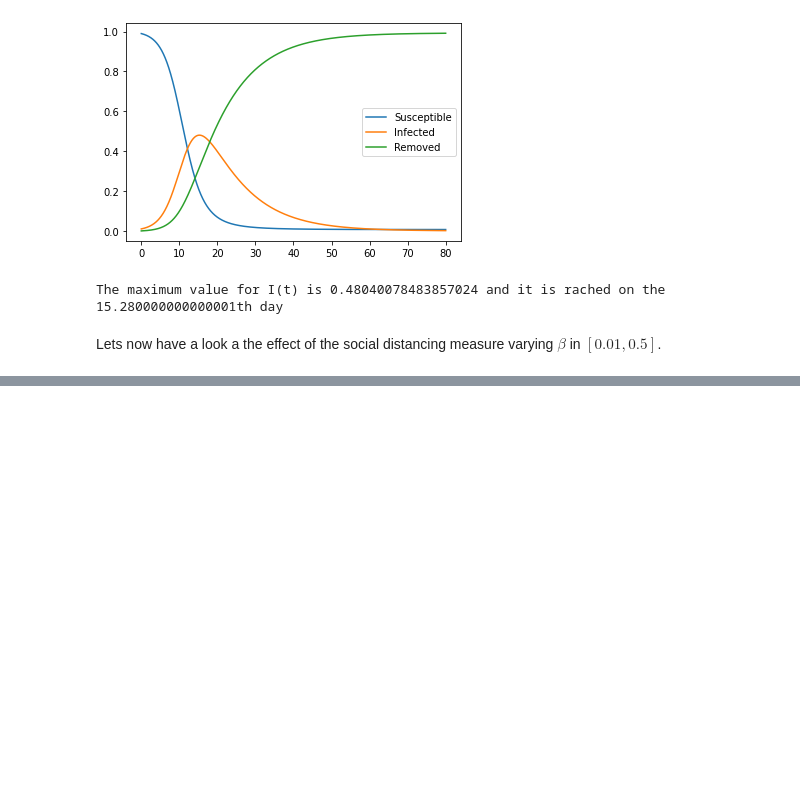
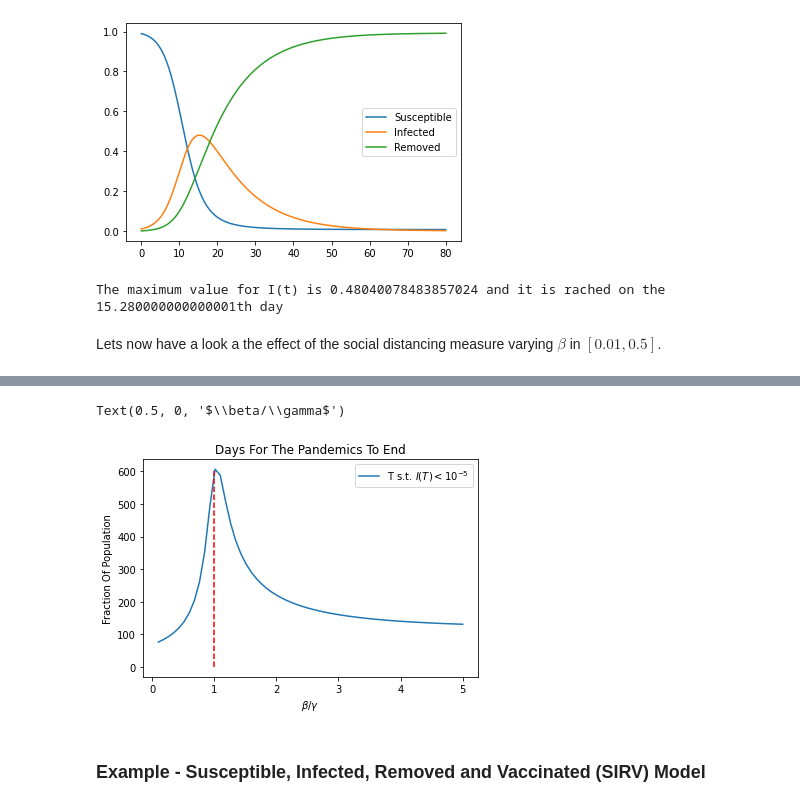
Before and after one commit to UZerbinati/Suite, a Jupyter notebook: Docs/ODE/NonLinearODE.ipynb, the cells around one changed output, grey strips where cells are left out. Drawn from its saved outputs; the diff is of its cells as text; code cells hidden in the pictures; blank space fills up the shorter version.

```diff
--- a/Docs/ODE/NonLinearODE.ipynb
+++ b/Docs/ODE/NonLinearODE.ipynb
@@ -191,0 +194,12 @@ max(Iend)
+# %%
+plt.plot(betagamma,Tend)
+plt.plot([1,1],[0.0,600],"r--")
+plt.title(r"Days For The Pandemics To End")
+plt.legend([r"T s.t. $I(T) < 10^{-5}$"])
+plt.ylabel("Fraction Of Population")
+plt.xlabel(r"$\beta/\gamma$")
+# %% [output]
+Text(0.5, 0, '$\\beta/\\gamma$')
+[figure, added]
+# %% [markdown]
+### Example - Susceptible, Infected, Removed and Vaccinated (SIRV) Model
```
Also changed, not shown: parts of 9 cells of this notebook.
